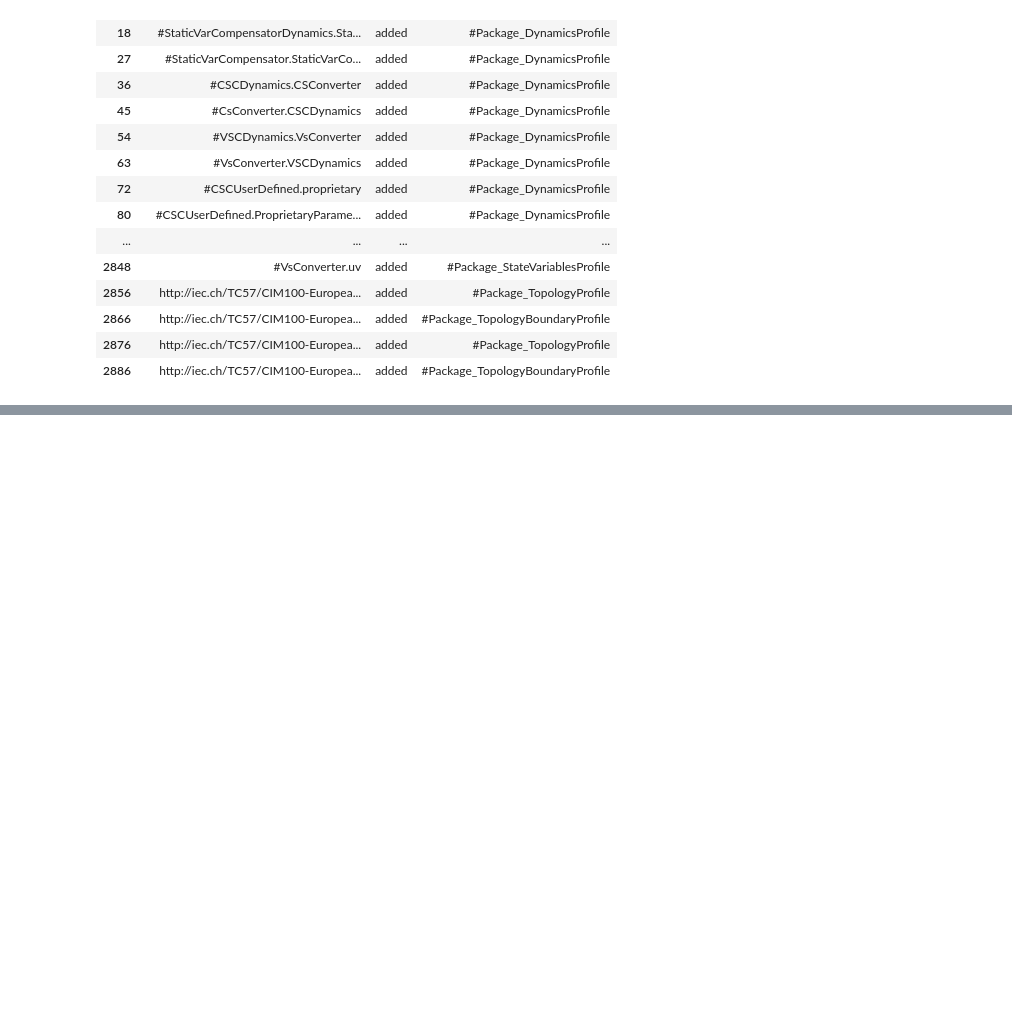
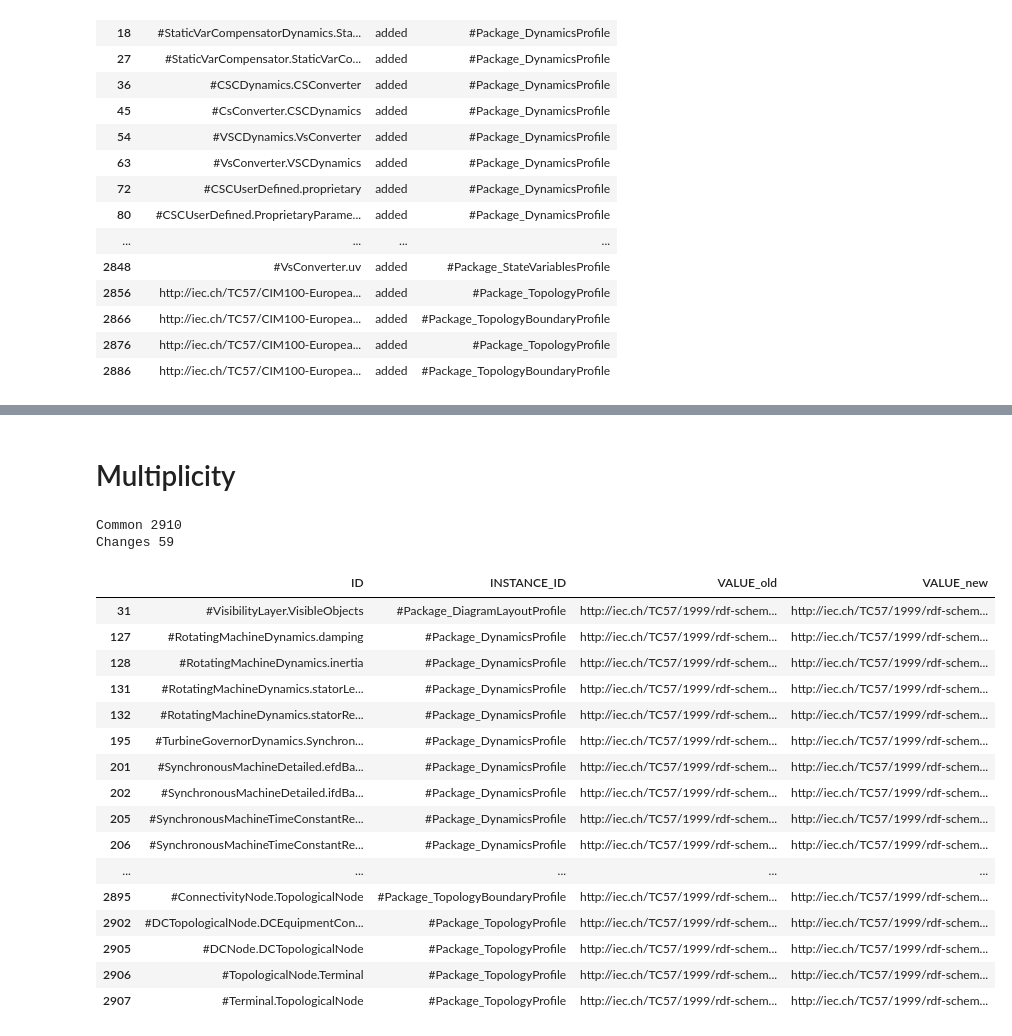
Before and after one commit to Haigutus/USVDM, a Jupyter notebook: Tools/RDF_PARSER/examples/RDFS_comparison.ipynb, the cells around one changed output, grey strips where cells are left out. Drawn from its saved outputs; the diff is of its cells as text; code cells hidden in the pictures; blank space fills up the shorter version.

```diff
--- a/Tools/RDF_PARSER/examples/RDFS_comparison.ipynb
+++ b/Tools/RDF_PARSER/examples/RDFS_comparison.ipynb
@@ -293,0 +317,41 @@ Name: diff, dtype: int64
+# %%
+report_name = "Multiplicity"
+
+markdown_print("# {}".format(report_name))
+
+properties = {}
+for data in data_set:
+
+    # Here goes query
+    property_data = data_set[data].merge(data_set[data].query("VALUE == 'http://www.w3.org/1999/02/22-rdf-syntax-ns#Property'"), on="ID", suffixes=("", "_remove"))[data_set[data].columns].drop_duplicates()
+    properties[data] = property_data.query("KEY=='multiplicity'")
+
+
+common_property = properties["new"].merge(properties["old"], on=["ID","KEY", "INSTANCE_ID"], how="inner", suffixes=("_new", "_old"))
+print("Common " + str(len(common_property)))
+
+
+changes = common_property[~(common_property["VALUE_new"] == common_property["VALUE_old"])][["ID", "INSTANCE_ID", "VALUE_old", "VALUE_new"]]
+print("Changes " + str(len(changes)))
+display(changes)
+# %% [output]
+# Multiplicity
+Common 2910
+Changes 59
+|  | ID | INSTANCE_ID | VALUE_old | VALUE_new |
+| 31 | #VisibilityLayer.VisibleObjects | #Package_DiagramLayoutProfile | http://iec.ch/TC57/1999/rdf-schem... | http://iec.ch/TC57/1999/rdf-schem... |
+| 127 | #RotatingMachineDynamics.damping | #Package_DynamicsProfile | http://iec.ch/TC57/1999/rdf-schem... | http://iec.ch/TC57/1999/rdf-schem... |
+| 128 | #RotatingMachineDynamics.inertia | #Package_DynamicsProfile | http://iec.ch/TC57/1999/rdf-schem... | http://iec.ch/TC57/1999/rdf-schem... |
+| 131 | #RotatingMachineDynamics.statorLe... | #Package_DynamicsProfile | http://iec.ch/TC57/1999/rdf-schem... | http://iec.ch/TC57/1999/rdf-schem... |
+| 132 | #RotatingMachineDynamics.statorRe... | #Package_DynamicsProfile | http://iec.ch/TC57/1999/rdf-schem... | http://iec.ch/TC57/1999/rdf-schem... |
+| 195 | #TurbineGovernorDynamics.Synchron... | #Package_DynamicsProfile | http://iec.ch/TC57/1999/rdf-schem... | http://iec.ch/TC57/1999/rdf-schem... |
+| 201 | #SynchronousMachineDetailed.efdBa... | #Package_DynamicsProfile | http://iec.ch/TC57/1999/rdf-schem... | http://iec.ch/TC57/1999/rdf-schem... |
+| 202 | #SynchronousMachineDetailed.ifdBa... | #Package_DynamicsProfile | http://iec.ch/TC57/1999/rdf-schem... | http://iec.ch/TC57/1999/rdf-schem... |
+| 205 | #SynchronousMachineTimeConstantRe... | #Package_DynamicsProfile | http://iec.ch/TC57/1999/rdf-schem... | http://iec.ch/TC57/1999/rdf-schem... |
+| 206 | #SynchronousMachineTimeConstantRe... | #Package_DynamicsProfile | http://iec.ch/TC57/1999/rdf-schem... | http://iec.ch/TC57/1999/rdf-schem... |
+| ... | ... | ... | ... | ... |
+| 2895 | #ConnectivityNode.TopologicalNode | #Package_TopologyBoundaryProfile | http://iec.ch/TC57/1999/rdf-schem... | http://iec.ch/TC57/1999/rdf-schem... |
+| 2902 | #DCTopologicalNode.DCEquipmentCon... | #Package_TopologyProfile | http://iec.ch/TC57/1999/rdf-schem... | http://iec.ch/TC57/1999/rdf-schem... |
+| 2905 | #DCNode.DCTopologicalNode | #Package_TopologyProfile | http://iec.ch/TC57/1999/rdf-schem... | http://iec.ch/TC57/1999/rdf-schem... |
+| 2906 | #TopologicalNode.Terminal | #Package_TopologyProfile | http://iec.ch/TC57/1999/rdf-schem... | http://iec.ch/TC57/1999/rdf-schem... |
+| 2907 | #Terminal.TopologicalNode | #Package_TopologyProfile | http://iec.ch/TC57/1999/rdf-schem... | http://iec.ch/TC57/1999/rdf-schem... |
```
Also changed, not shown: parts of 3 cells of this notebook.
